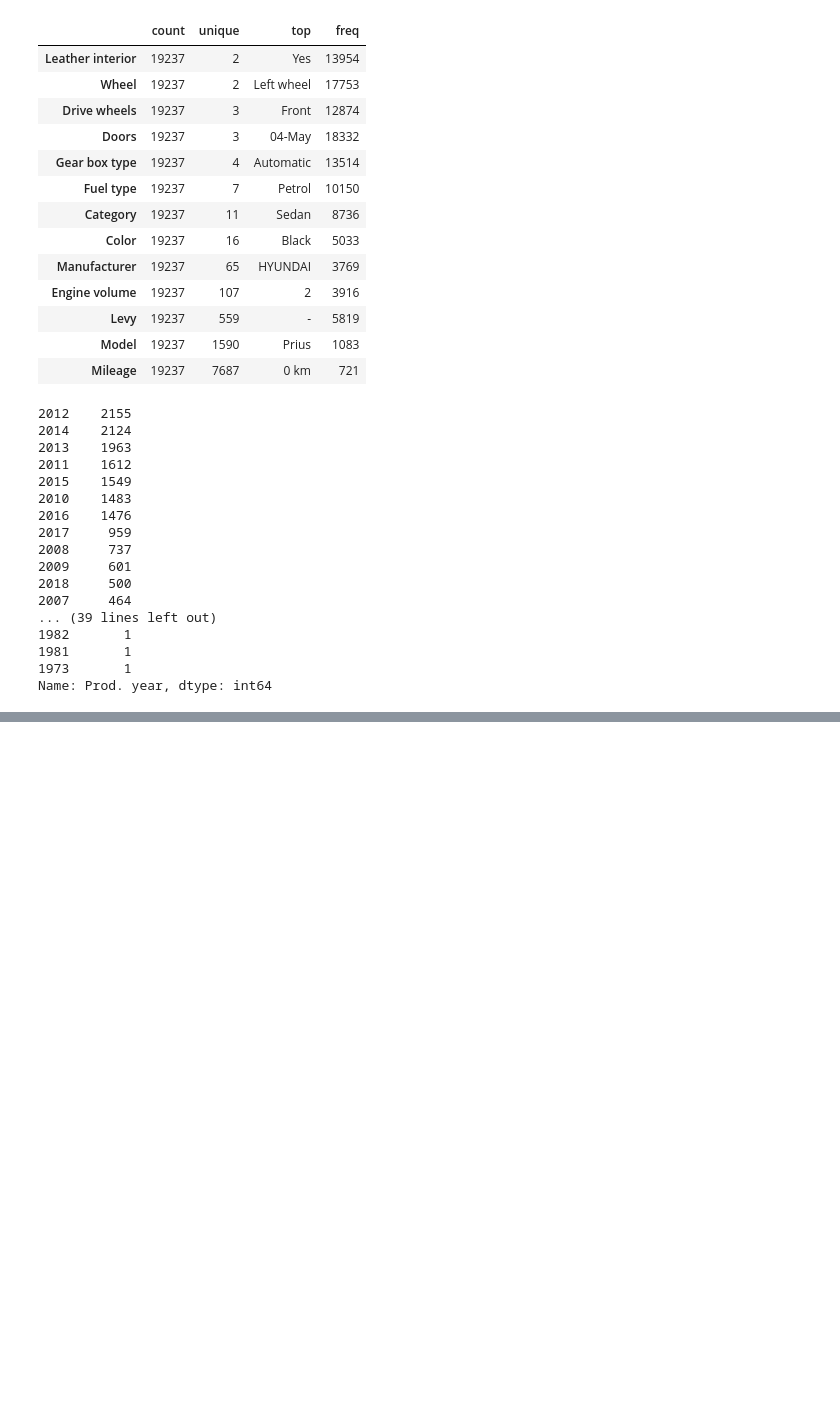
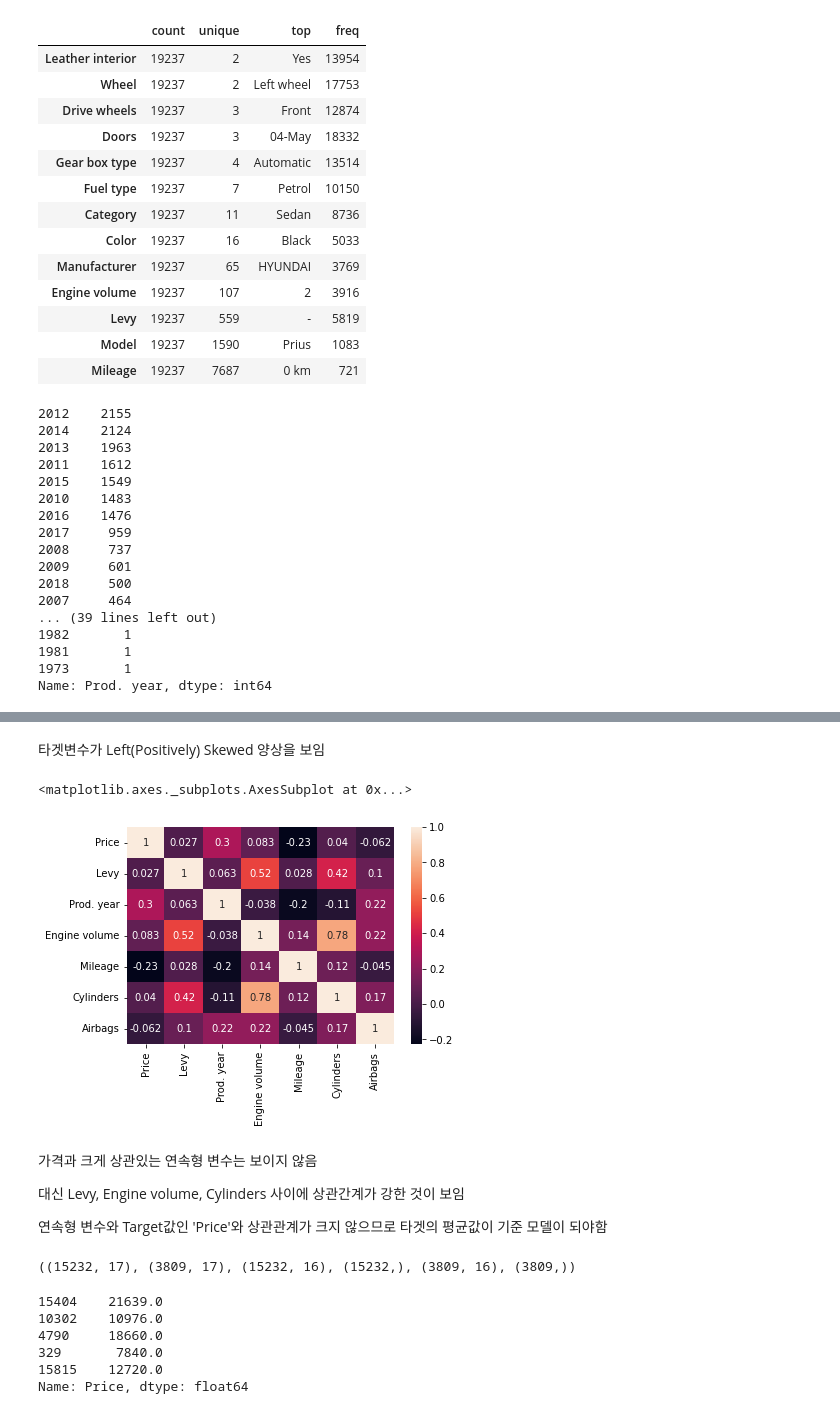
Before and after one commit to Gotothenewsky/AI-Project, a Jupyter notebook: [Project 2].ipynb, the cells around one changed output, grey strips where cells are left out. Drawn from its saved outputs; the diff is of its cells as text; code cells hidden in the pictures; blank space fills up the shorter version.

```diff
--- a/[Project 2].ipynb
+++ b/[Project 2].ipynb
@@ -167,0 +292,14 @@ Name: Prod. year, dtype: int64
+# %% [markdown]
+타겟변수가 Left(Positively) Skewed 양상을 보임
+# %%
+# heatmap을 통한 데이터의 상관관계 확인
+sns.heatmap(train.corr(), cbar=True, annot=True)
+# %% [output]
+<matplotlib.axes._subplots.AxesSubplot at 0x...>
+[figure, added]
+# %% [markdown]
+가격과 크게 상관있는 연속형 변수는 보이지 않음
+
+대신 Levy, Engine volume, Cylinders 사이에 상관간계가 강한 것이 보임
+
+연속형 변수와 Target값인 'Price'와 상관관계가 크지 않으므로 타겟의 평균값이 기준 모델이 되야함
@@ -167,0 +318,13 @@ Name: Prod. year, dtype: int64
+# %%
+train.shape, test.shape, X_train.shape, y_train.shape, X_test.shape, y_test.shape
+# %% [output]
+((15232, 17), (3809, 17), (15232, 16), (15232,), (3809, 16), (3809,))
+# %%
+y_test.head()
+# %% [output]
+15404    21639.0
+10302    10976.0
+4790     18660.0
+329       7840.0
+15815    12720.0
+Name: Price, dtype: float64
```
Also changed, not shown: parts of 42 cells of this notebook.
